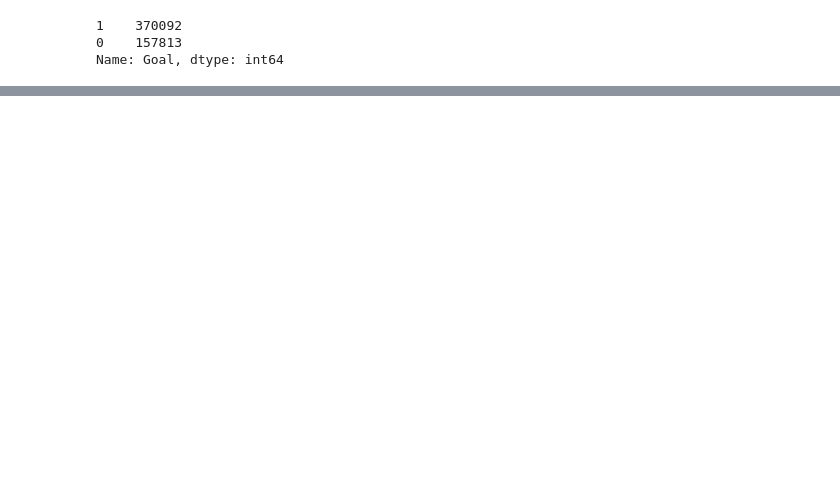
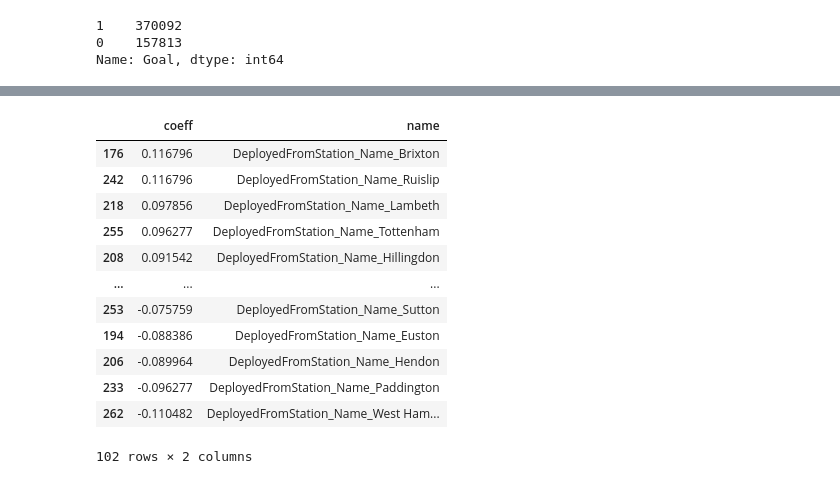
Before and after one commit to ludomare/London-Pumpy, a Jupyter notebook: 02 Importation & nettoyage données.ipynb, the cells around one changed output, grey strips where cells are left out. Drawn from its saved outputs; the diff is of its cells as text; code cells hidden in the pictures; blank space fills up the shorter version.

```diff
--- a/02 Importation & nettoyage données.ipynb
+++ b/02 Importation & nettoyage données.ipynb
@@ -1386,0 +1466,16 @@ Name: Goal, dtype: int64
+# %%
+tt[tt.name.str.contains('DeployedFromStation')].sort_values(by='coeff',ascending=False)
+# %% [output]
+|  | coeff | name |
+| 176 | 0.116796 | DeployedFromStation_Name_Brixton |
+| 242 | 0.116796 | DeployedFromStation_Name_Ruislip |
+| 218 | 0.097856 | DeployedFromStation_Name_Lambeth |
+| 255 | 0.096277 | DeployedFromStation_Name_Tottenham |
+| 208 | 0.091542 | DeployedFromStation_Name_Hillingdon |
+| ... | ... | ... |
+| 253 | -0.075759 | DeployedFromStation_Name_Sutton |
+| 194 | -0.088386 | DeployedFromStation_Name_Euston |
+| 206 | -0.089964 | DeployedFromStation_Name_Hendon |
+| 233 | -0.096277 | DeployedFromStation_Name_Paddington |
+| 262 | -0.110482 | DeployedFromStation_Name_West Ham... |
+102 rows × 2 columns
```
Also changed, not shown: parts of 22 cells of this notebook.
